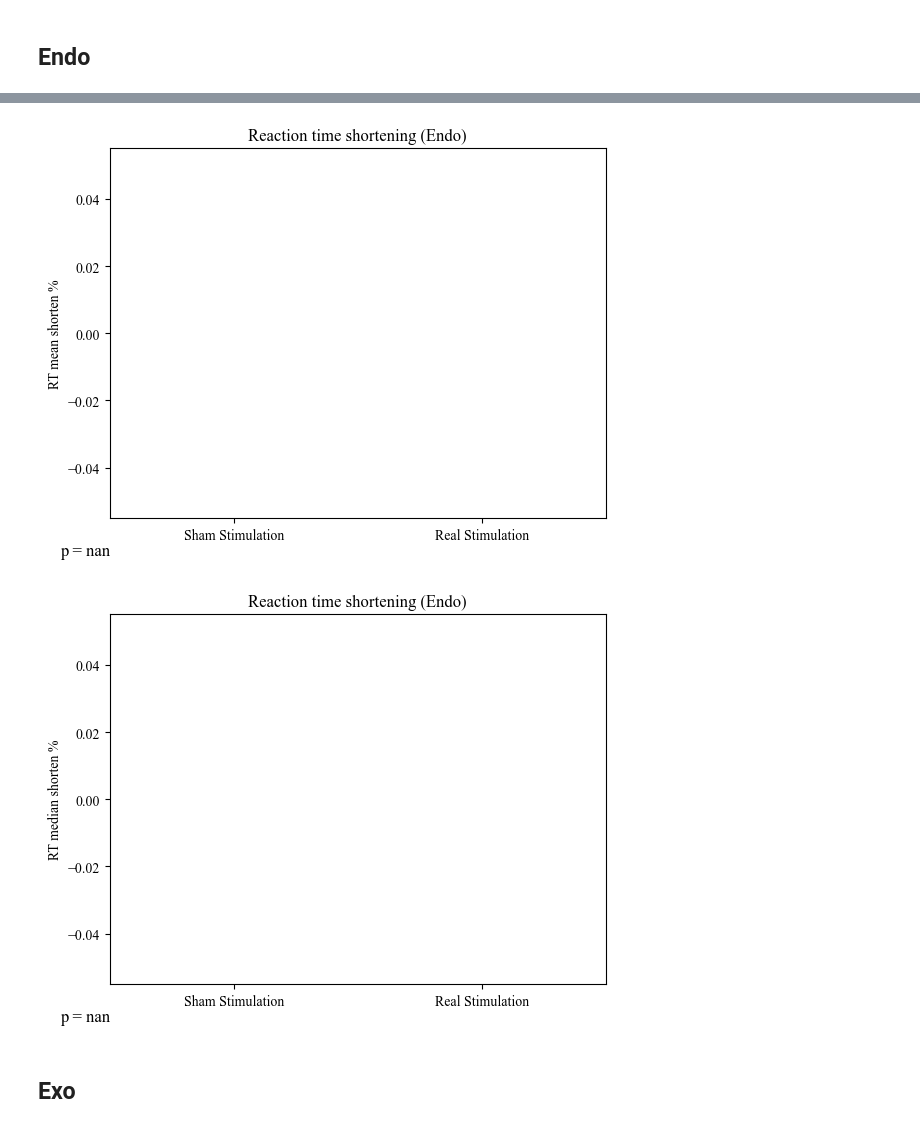
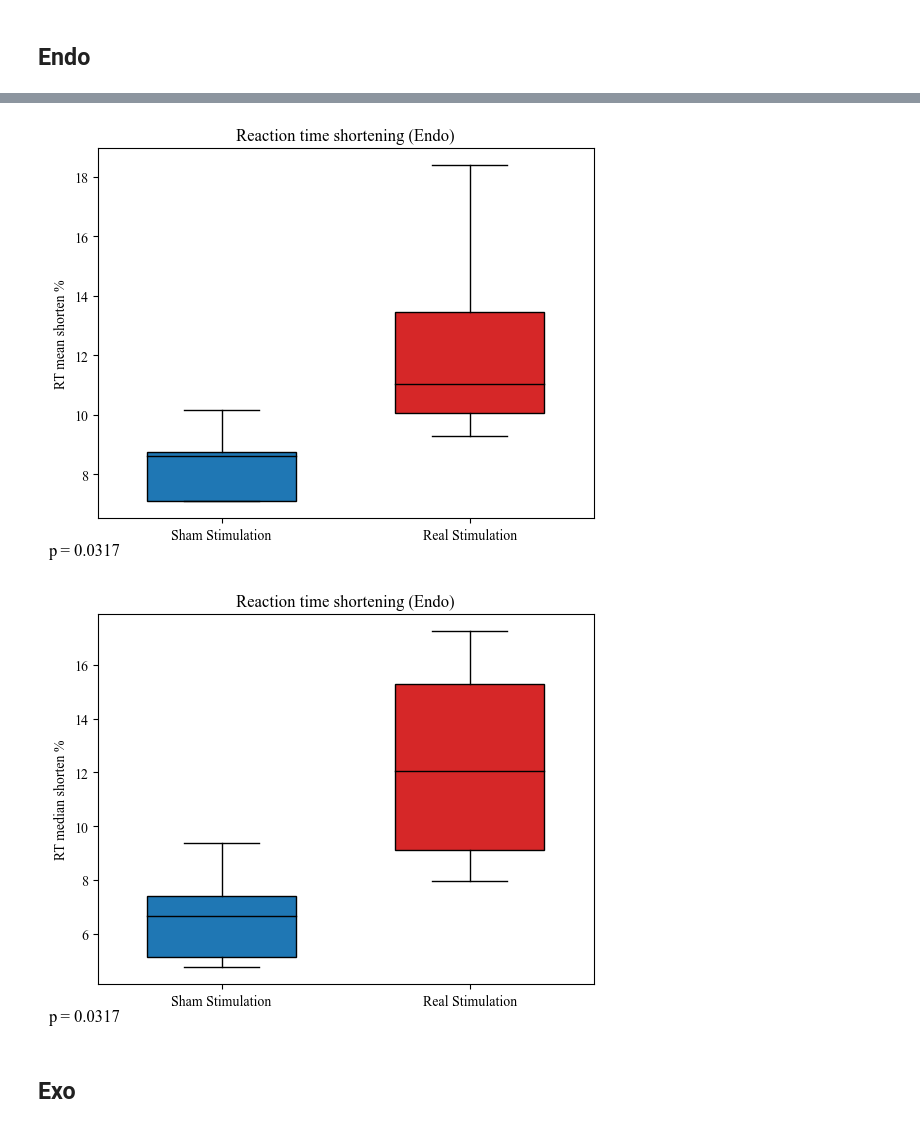
Before and after one commit to Shawnzty/tACS-Attention, a Jupyter notebook: processing/behavior/behavior.ipynb, the cells around one changed output, grey strips where cells are left out. Drawn from its saved outputs; the diff is of its cells as text; code cells hidden in the pictures.

Commit message:
update behavior

```diff
--- a/processing/behavior/behavior.ipynb
+++ b/processing/behavior/behavior.ipynb
@@ -127,0 +16,3 @@ display(behavior_compare)
+# %%
+real_to_pick = [1,3,5,9]
+sham_to_pick = [2,7,11,15,16]
@@ -129,8 +67,11 @@ display(behavior_compare)
 # behavior_compare = behavior_compare[behavior_compare['RT median shorten %'] >= 0]
 # %%
 # box plot of RT difference
-compare_objects = ["RT mean shorten", "RT median shorten", "RT mean shorten %", "RT median shorten %"]
+compare_objects = ["RT mean shorten %", "RT median shorten %"]
 for compare_object in compare_objects:
+    watch = 'All'
+    save_path = os.path.join('..', '..', '..', 'docs', 'report', 'figs', watch+"_"+compare_object+'.png')
+
     rt_diff_sham = behavior_compare.loc[behavior_compare['Real stimulation'] == 0, compare_object]
     rt_diff_real = behavior_compare.loc[behavior_compare['Real stimulation'] == 1, compare_object]
     rt_diff_sham = pd.to_numeric(rt_diff_sham)
@@ -152,7 +93,7 @@ for compare_object in compare_objects:
 
     plt.xticks([1, 2], ['Sham Stimulation', 'Real Stimulation'])
     plt.ylabel(compare_object)
-    plt.title('Reaction time shortening')
+    plt.title('Reaction time shortening' + ' (' + watch + ')')
 
     # Perform the Mann-Whitney U test
     U, p_value = stats.mannwhitneyu(rt_diff_sham, rt_diff_real)
@@ -162,6 +103,7 @@ for compare_object in compare_objects:
                 xy=(-0.1, -0.1),
                 xycoords=('axes fraction', 'axes fraction'),
                 ha='left', fontsize=12)
+    plt.savefig(save_path, format='png')
 
     plt.show()
 # %% [output]
@@ -277,0 +167,22 @@ FileNotFoundError: [Errno 2] No such file or directory: '..\\..\\data\\1\\behavi
+# %%
+behavior_compare = fb.create_compare()
+for subject_id in range (1,19):
+    behavior_before, behavior_after = fb.load_behavior(subject_id)
+
+    # pick endo
+    behavior_before = behavior_before[behavior_before['type'] == 1]
+    behavior_after = behavior_after[behavior_after['type'] == 1]
+
+    behavior_compare = fb.make_compare(subject_id, behavior_before, behavior_after, behavior_compare) #, verbose=True)
+
+
+behavior_watch = behavior_compare[behavior_compare['Real stimulation'] == 1]
+display(behavior_watch.drop(['trials_before', 'trials_after'], axis=1))
+
+behavior_watch = behavior_compare[behavior_compare['Real stimulation'] == 0]
+display(behavior_watch.drop(['trials_before', 'trials_after'], axis=1))
+
+# real_to_pick = [1,3,5,9]
+# sham_to_pick = [2,11,15,16]
+behavior_compare = behavior_compare[behavior_compare['subject id'].isin(real_to_pick+sham_to_pick)]
+display(behavior_compare.drop(['trials_before', 'trials_after'], axis=1))
@@ -278,46 +220,46 @@ FileNotFoundError: [Errno 2] No such file or directory: '..\\..\\data\\1\\behavi
 # %%
-# remove the rows where the RT median shorten is negative
-# behavior_compare = behavior_compare[behavior_compare['RT median shorten %'] >= 0]
-# display(behavior_compare)
-
 # box plot of RT difference
 compare_objects = ["RT mean shorten %", "RT median shorten %"]
 for compare_object in compare_objects:
+    watch = 'Endo'
+    save_path = os.path.join('..', '..', '..', 'docs', 'report', 'figs', watch+"_"+compare_object+'.png')
+
     rt_diff_sham = behavior_compare.loc[behavior_compare['Real stimulation'] == 0, compare_object]
     rt_diff_real = behavior_compare.loc[behavior_compare['Real stimulation'] == 1, compare_object]
     rt_diff_sham = pd.to_numeric(rt_diff_sham)
     rt_diff_real = pd.to_numeric(rt_diff_real)
 
     # create boxplot
     # Create a box plot with whiskers
     fig, ax = plt.subplots()
     boxplots = ax.boxplot([rt_diff_sham, rt_diff_real], patch_artist=True, widths=0.6, showfliers=False)
 
     # Set colors for the box plots
     colors = ['#1f77b4', '#d62728']
     for patch, color in zip(boxplots['boxes'], colors):
         patch.set_facecolor(color)
 
     # Set median line color to black
     for median in boxplots['medians']:
         median.set_color('black')
 
     plt.xticks([1, 2], ['Sham Stimulation', 'Real Stimulation'])
     plt.ylabel(compare_object)
-    plt.title('Reaction time shortening (Endo)')
+    plt.title('Reaction time shortening' + ' (' + watch + ')')
 
     # Perform the Mann-Whitney U test
     U, p_value = stats.mannwhitneyu(rt_diff_sham, rt_diff_real)
 
     # Add the p-value to the plot
     ax.annotate(f'p = {p_value:.4f}',
                 xy=(-0.1, -0.1),
                 xycoords=('axes fraction', 'axes fraction'),
                 ha='left', fontsize=12)
+    plt.savefig(save_path, format='png')
 
     plt.show()
 # %% [output]
-[figure, old version]
+[figure, new version]
-[figure, old version]
+[figure, new version]
 # %% [markdown]
 ## Exo
```
Also changed, not shown: parts of 35 cells of this notebook, 3 other files.
